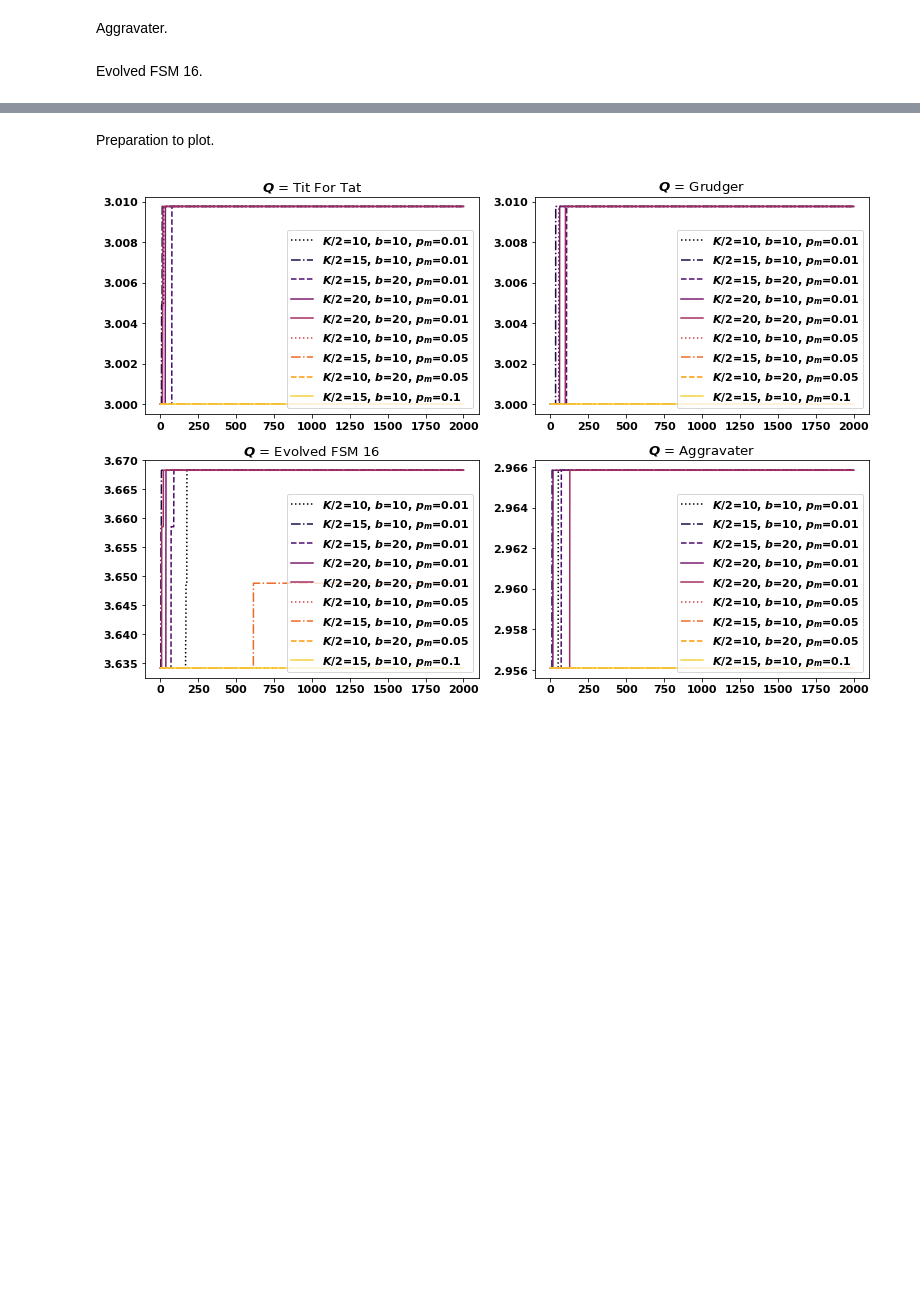
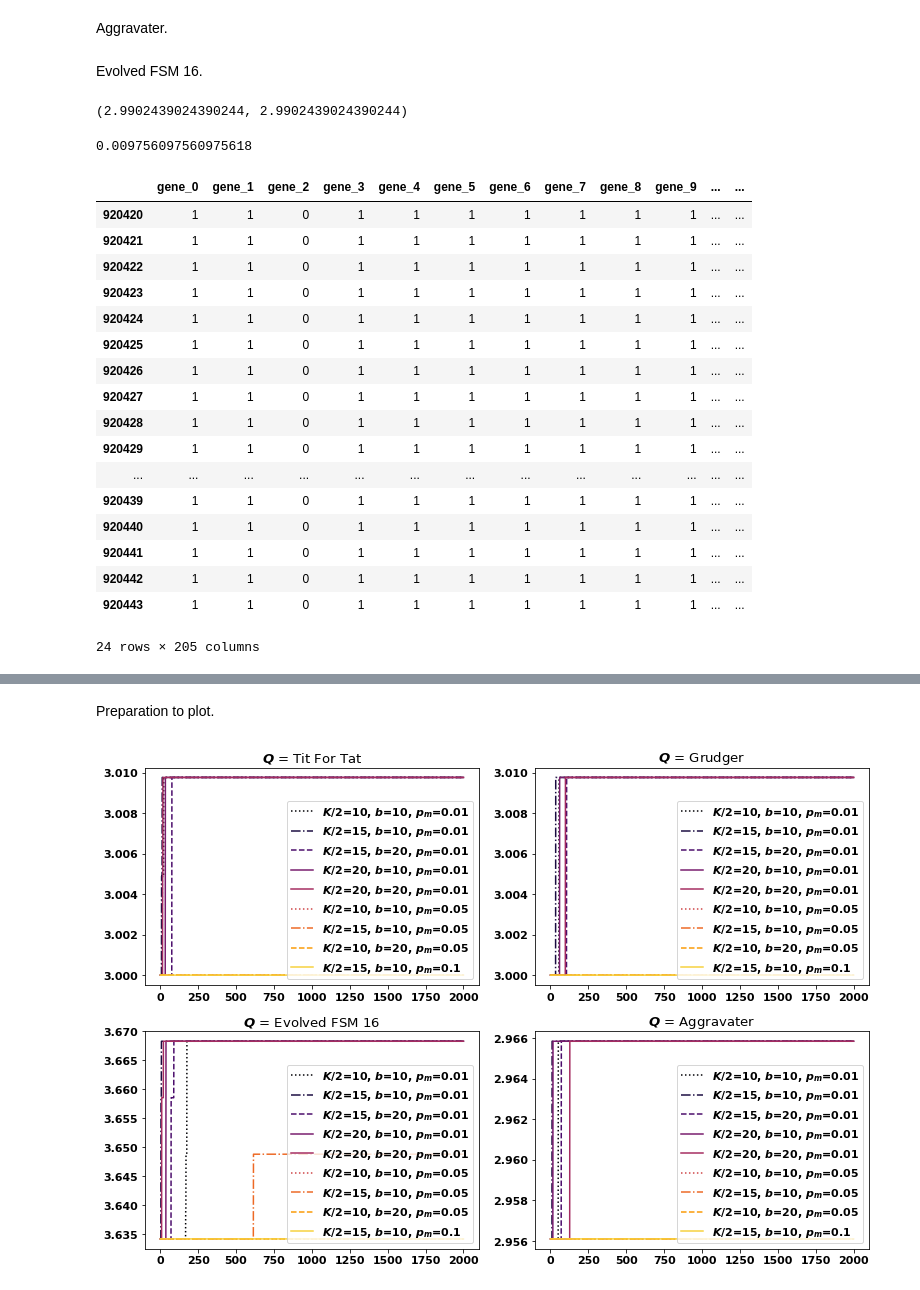
Before and after one commit to Nikoleta-v3/Thesis, a Jupyter notebook: src/chapters/06/main.ipynb, the cells around one changed output, grey strips where cells are left out. Cells and saved outputs as stored; diff of their text form; code cells hidden in the pictures; blank space fills up the shorter version.

Commit message:
runs blackbook on main.ipynb and tweaks code snippet

```diff
--- a/src/chapters/06/main.ipynb
+++ b/src/chapters/06/main.ipynb
@@ -249 +280,36 @@ Evolved FSM 16.
+# %%
+match.final_score_per_turn()
+# %% [output]
+(2.9902439024390244, 2.9902439024390244)
+# %%
+tf1 = pd.read_csv("/Volumes/ext/Data/raw_data/TF1_nan/main.csv")
+# %%
+final_generation = tf1[tf1["generation"] == 2000]
+# %%
+final_generation["score"].max() - 2.9902439024390244
+# %% [output]
+0.009756097560975618
+# %%
+genes = ["gene_{}".format(i) for i in range(205)]
+# %%
+final_generation[final_generation["score"] == final_generation["score"].max()][genes]
+# %% [output]
+|  | gene_0 | gene_1 | gene_2 | gene_3 | gene_4 | gene_5 | gene_6 | gene_7 | gene_8 | gene_9 | ... | ... |
+| 920420 | 1 | 1 | 0 | 1 | 1 | 1 | 1 | 1 | 1 | 1 | ... | ... |
+| 920421 | 1 | 1 | 0 | 1 | 1 | 1 | 1 | 1 | 1 | 1 | ... | ... |
+| 920422 | 1 | 1 | 0 | 1 | 1 | 1 | 1 | 1 | 1 | 1 | ... | ... |
+| 920423 | 1 | 1 | 0 | 1 | 1 | 1 | 1 | 1 | 1 | 1 | ... | ... |
+| 920424 | 1 | 1 | 0 | 1 | 1 | 1 | 1 | 1 | 1 | 1 | ... | ... |
+| 920425 | 1 | 1 | 0 | 1 | 1 | 1 | 1 | 1 | 1 | 1 | ... | ... |
+| 920426 | 1 | 1 | 0 | 1 | 1 | 1 | 1 | 1 | 1 | 1 | ... | ... |
+| 920427 | 1 | 1 | 0 | 1 | 1 | 1 | 1 | 1 | 1 | 1 | ... | ... |
+| 920428 | 1 | 1 | 0 | 1 | 1 | 1 | 1 | 1 | 1 | 1 | ... | ... |
+| 920429 | 1 | 1 | 0 | 1 | 1 | 1 | 1 | 1 | 1 | 1 | ... | ... |
+| ... | ... | ... | ... | ... | ... | ... | ... | ... | ... | ... | ... | ... |
+| 920439 | 1 | 1 | 0 | 1 | 1 | 1 | 1 | 1 | 1 | 1 | ... | ... |
+| 920440 | 1 | 1 | 0 | 1 | 1 | 1 | 1 | 1 | 1 | 1 | ... | ... |
+| 920441 | 1 | 1 | 0 | 1 | 1 | 1 | 1 | 1 | 1 | 1 | ... | ... |
+| 920442 | 1 | 1 | 0 | 1 | 1 | 1 | 1 | 1 | 1 | 1 | ... | ... |
+| 920443 | 1 | 1 | 0 | 1 | 1 | 1 | 1 | 1 | 1 | 1 | ... | ... |
+24 rows × 205 columns
 # %%
```
Also changed, not shown: parts of 42 cells of this notebook, 2 other files.
